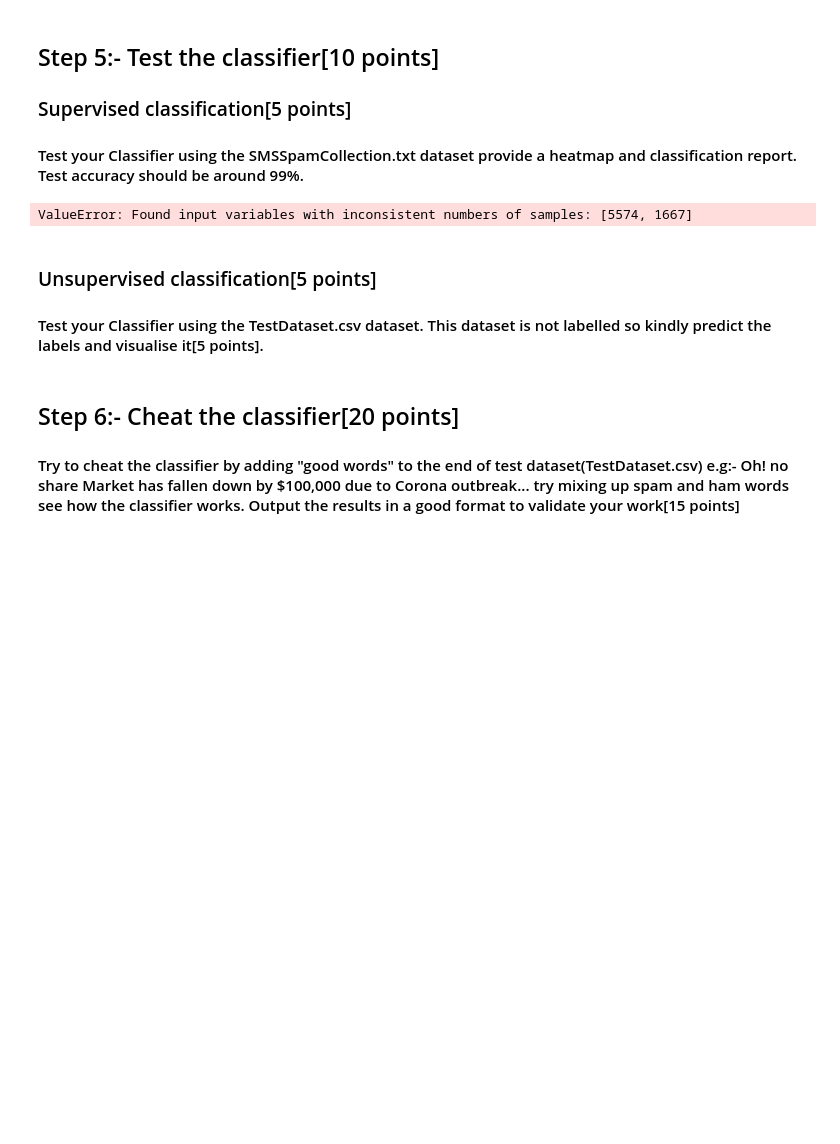
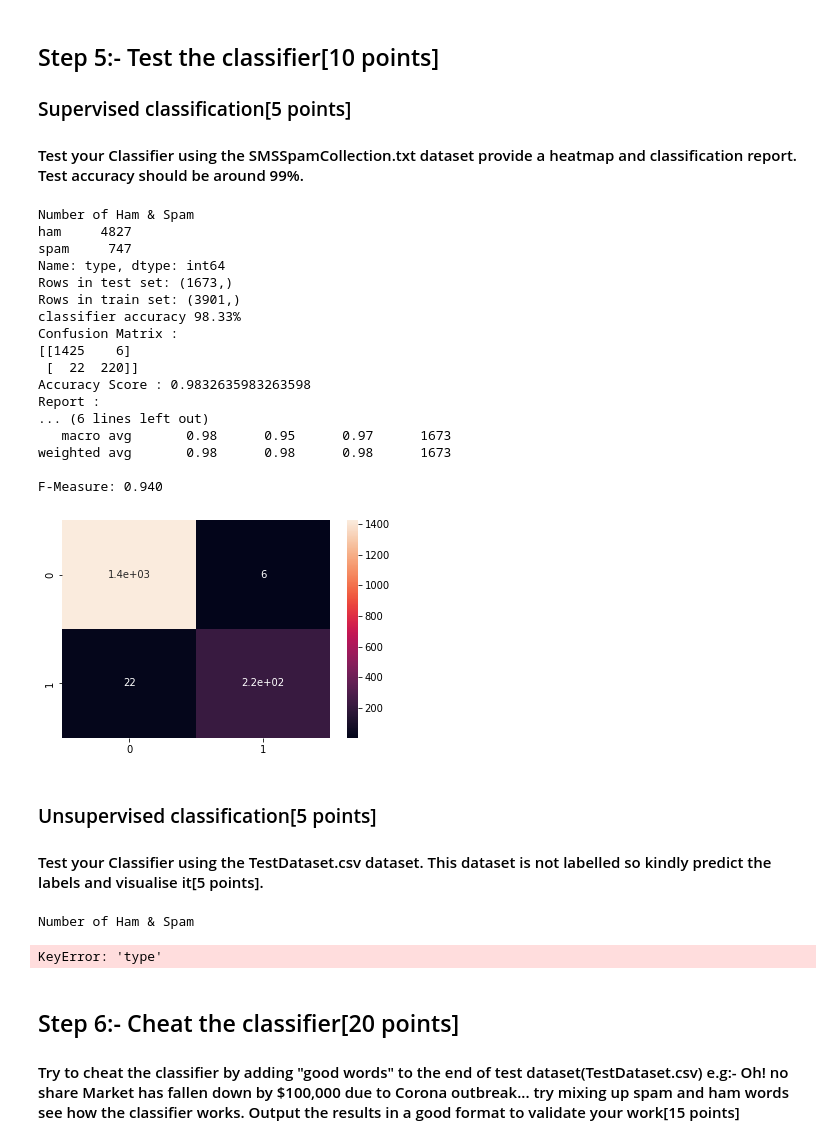
Before and after one commit to natalialqp/Machine-Learning, a Jupyter notebook: HW2/ML_NAME_211004.ipynb, the cells around one changed output. Cells and saved outputs as stored; diff of their text form; code cells hidden in the pictures; blank space fills up the shorter version.

```diff
--- a/HW2/ML_NAME_211004.ipynb
+++ b/HW2/ML_NAME_211004.ipynb
@@ -197,27 +224,36 @@ ValueError: Found input variables with inconsistent numbers of samples: [1668, 1
 ### Supervised classification[5 points]
 
 #### Test your Classifier using  the SMSSpamCollection.txt dataset provide a heatmap and classification report. Test accuracy should be around 99%.
-# %%
-# Test the classifier
-#your code here
-test = preProcessing(loadData('SMSSpamCollection.txt'))
-xtest = test.drop('text', axis=1)
-ytest = test.loc[:, 'text']
-x_test_lst = columnIntoList(x_test)
-features_test_transformed  = vectorizer.transform(x_test_lst)
-
-print('accuracy : ',sklearn.metrics.accuracy_score(ytest,y_train))
-#Predict output
-print(features_test_transformed.shape[0])
-prediction2 = classifier.predict(features_test_transformed)
-#confusion matrix
-matrix = sklearn.metrics.confusion_matrix(prediction2,y_test)
-clearPrediction = np.unique(prediction2)
-sns.heatmap(matrix, square=True, annot=True, fmt='d', cbar=False,xticklabels=clearPrediction, yticklabels=clearPrediction)
-plt.xlabel('Real')
-plt.ylabel('Predicted')
-# %% [output]
-ValueError: Found input variables with inconsistent numbers of samples: [5574, 1667]
+# %%
+# Test the classifier
+
+brut = loadData('SMSSpamCollection.txt')
+net = preProcessing(brut)
+
+print('Number of Ham & Spam')
+print(net['type'].value_counts())
+ham, spam = net['type'].value_counts()
+
+Training_on_supervised_data(net)
+# %% [output]
+Number of Ham & Spam
+ham     4827
+spam     747
+Name: type, dtype: int64
+Rows in test set: (1673,)
+Rows in train set: (3901,)
+classifier accuracy 98.33%
+Confusion Matrix :
+[[1425    6]
+ [  22  220]]
+Accuracy Score : 0.9832635983263598
+Report :
+... (6 lines left out)
+   macro avg       0.98      0.95      0.97      1673
+weighted avg       0.98      0.98      0.98      1673
+
+F-Measure: 0.940
+[figure, added]
 # %% [markdown]
 ### Unsupervised classification[5 points]
 
@@ -228,3 +261,15 @@ ValueError: Found input variables with inconsistent numbers of samples: [5574, 1
+# %%
+brut = loadData('TestDataset.csv')
+net = preProcessing(brut)
+
+print('Number of Ham & Spam')
+print(net['type'].value_counts())
+ham, spam = net['type'].value_counts()
+
+Training_on_supervised_data(net)
+# %% [output]
+Number of Ham & Spam
+KeyError: 'type'
 # %% [markdown]
 ## Step 6:- Cheat the classifier[20 points]
 
```
Also changed, not shown: parts of 3 cells of this notebook.
